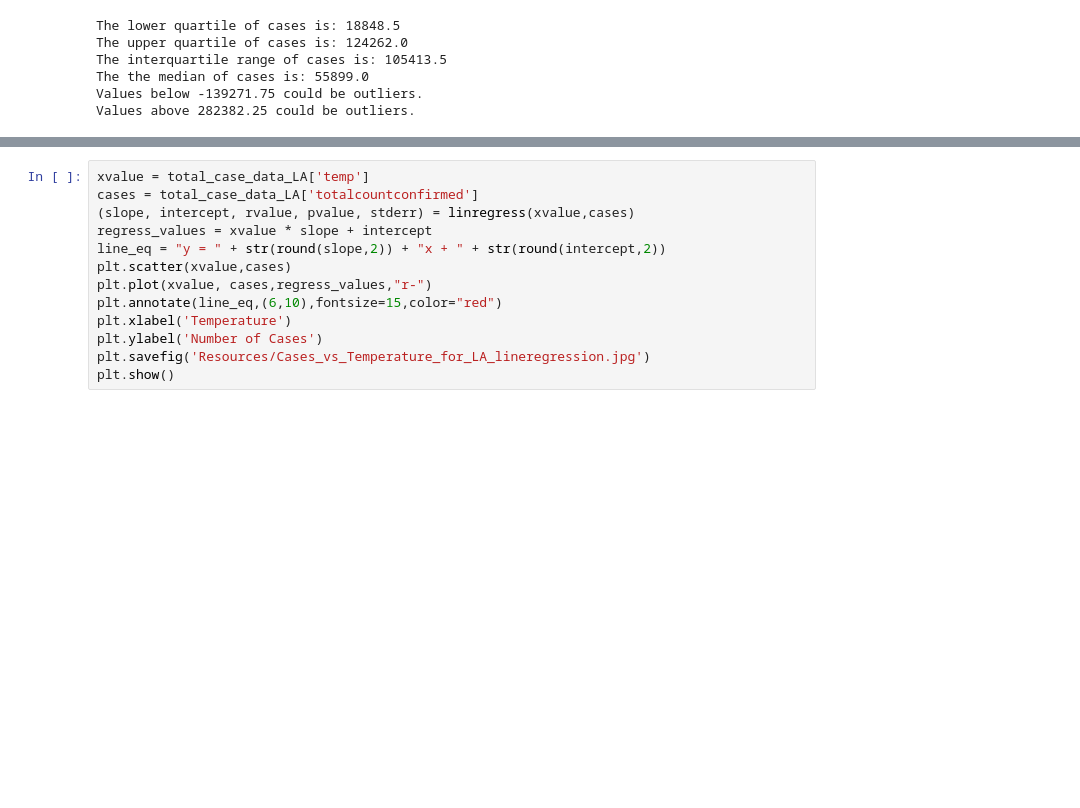
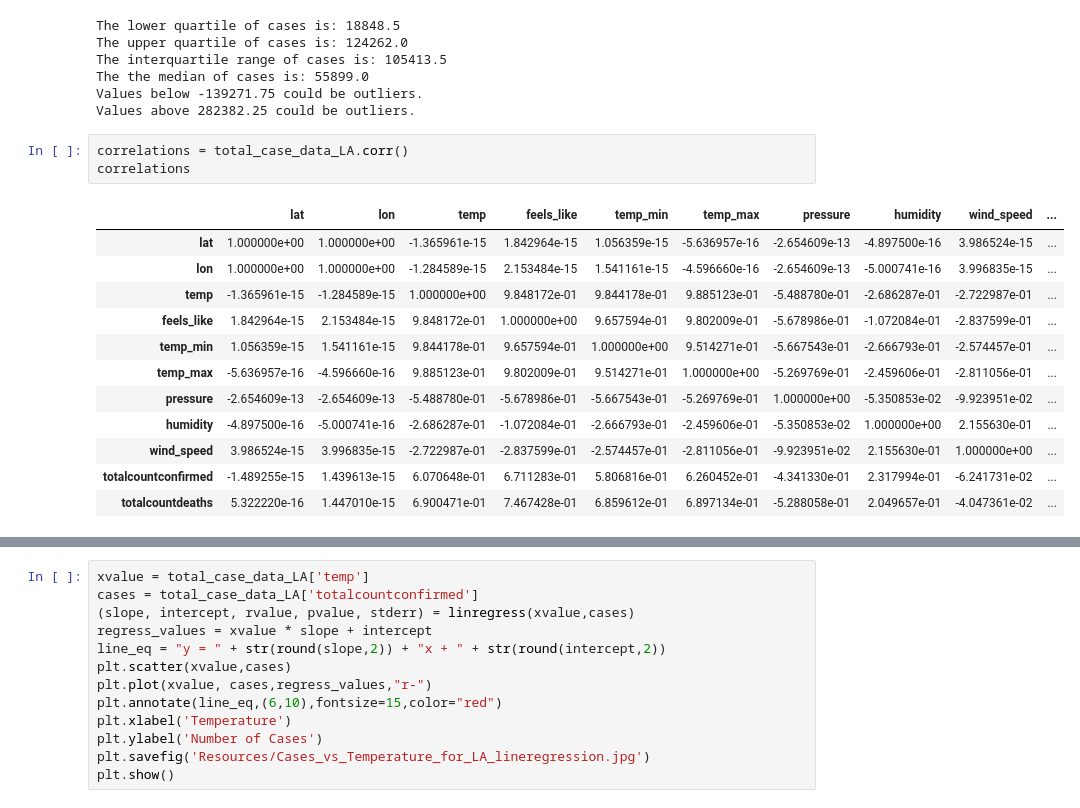
Before and after one commit to geneberry3/First_at_Bat_pratice, a Jupyter notebook: LA Case Data Graphs CP04Oct20.ipynb, the cells around one changed output, grey strips where cells are left out. Saved outputs shown, nothing was run; the diff lists cells and outputs as text; blank space fills up the shorter version.

```diff
--- a/LA Case Data Graphs CP04Oct20.ipynb
+++ b/LA Case Data Graphs CP04Oct20.ipynb
@@ -112,3 +113,19 @@ The interquartile range of cases is: 105413.5
 The the median of cases is: 55899.0
 Values below -139271.75 could be outliers.
 Values above 282382.25 could be outliers.
+# %%
+correlations = total_case_data_LA.corr()
+correlations
+# %% [output]
+|  | lat | lon | temp | feels_like | temp_min | temp_max | pressure | humidity | wind_speed | ... |
+| lat | 1.000000e+00 | 1.000000e+00 | -1.365961e-15 | 1.842964e-15 | 1.056359e-15 | -5.636957e-16 | -2.654609e-13 | -4.897500e-16 | 3.986524e-15 | ... |
+| lon | 1.000000e+00 | 1.000000e+00 | -1.284589e-15 | 2.153484e-15 | 1.541161e-15 | -4.596660e-16 | -2.654609e-13 | -5.000741e-16 | 3.996835e-15 | ... |
+| temp | -1.365961e-15 | -1.284589e-15 | 1.000000e+00 | 9.848172e-01 | 9.844178e-01 | 9.885123e-01 | -5.488780e-01 | -2.686287e-01 | -2.722987e-01 | ... |
+| feels_like | 1.842964e-15 | 2.153484e-15 | 9.848172e-01 | 1.000000e+00 | 9.657594e-01 | 9.802009e-01 | -5.678986e-01 | -1.072084e-01 | -2.837599e-01 | ... |
+| temp_min | 1.056359e-15 | 1.541161e-15 | 9.844178e-01 | 9.657594e-01 | 1.000000e+00 | 9.514271e-01 | -5.667543e-01 | -2.666793e-01 | -2.574457e-01 | ... |
+| temp_max | -5.636957e-16 | -4.596660e-16 | 9.885123e-01 | 9.802009e-01 | 9.514271e-01 | 1.000000e+00 | -5.269769e-01 | -2.459606e-01 | -2.811056e-01 | ... |
+| pressure | -2.654609e-13 | -2.654609e-13 | -5.488780e-01 | -5.678986e-01 | -5.667543e-01 | -5.269769e-01 | 1.000000e+00 | -5.350853e-02 | -9.923951e-02 | ... |
+| humidity | -4.897500e-16 | -5.000741e-16 | -2.686287e-01 | -1.072084e-01 | -2.666793e-01 | -2.459606e-01 | -5.350853e-02 | 1.000000e+00 | 2.155630e-01 | ... |
+| wind_speed | 3.986524e-15 | 3.996835e-15 | -2.722987e-01 | -2.837599e-01 | -2.574457e-01 | -2.811056e-01 | -9.923951e-02 | 2.155630e-01 | 1.000000e+00 | ... |
+| totalcountconfirmed | -1.489255e-15 | 1.439613e-15 | 6.070648e-01 | 6.711283e-01 | 5.806816e-01 | 6.260452e-01 | -4.341330e-01 | 2.317994e-01 | -6.241731e-02 | ... |
+| totalcountdeaths | 5.322220e-16 | 1.447010e-15 | 6.900471e-01 | 7.467428e-01 | 6.859612e-01 | 6.897134e-01 | -5.288058e-01 | 2.049657e-01 | -4.047361e-02 | ... |
```
Also changed, not shown: parts of 2 cells of this notebook, 1 other file.
